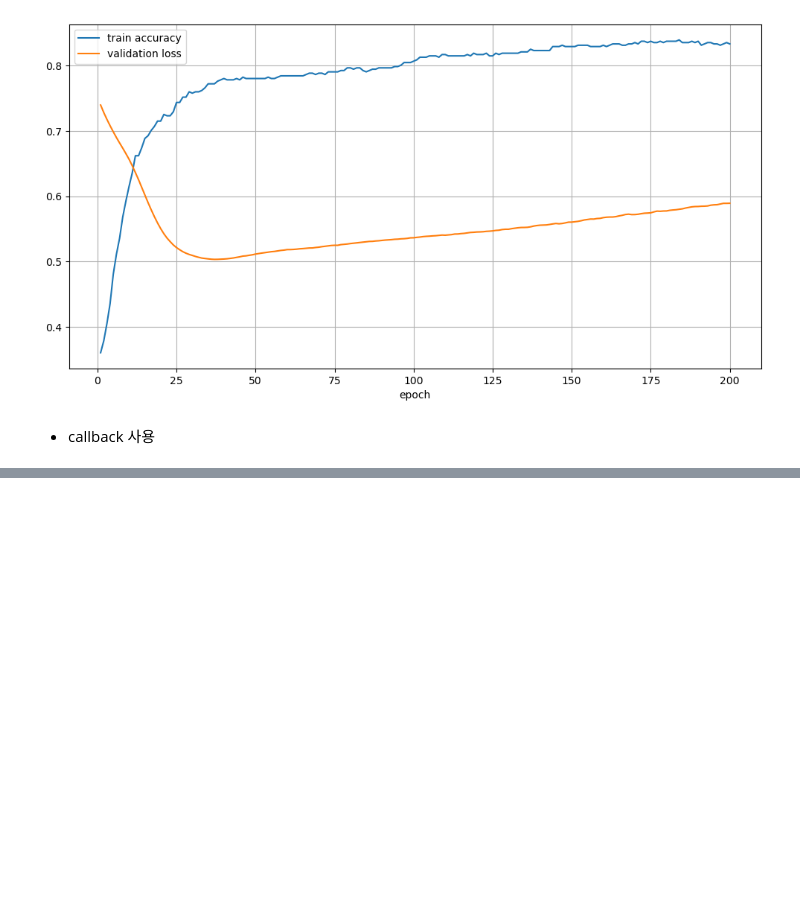
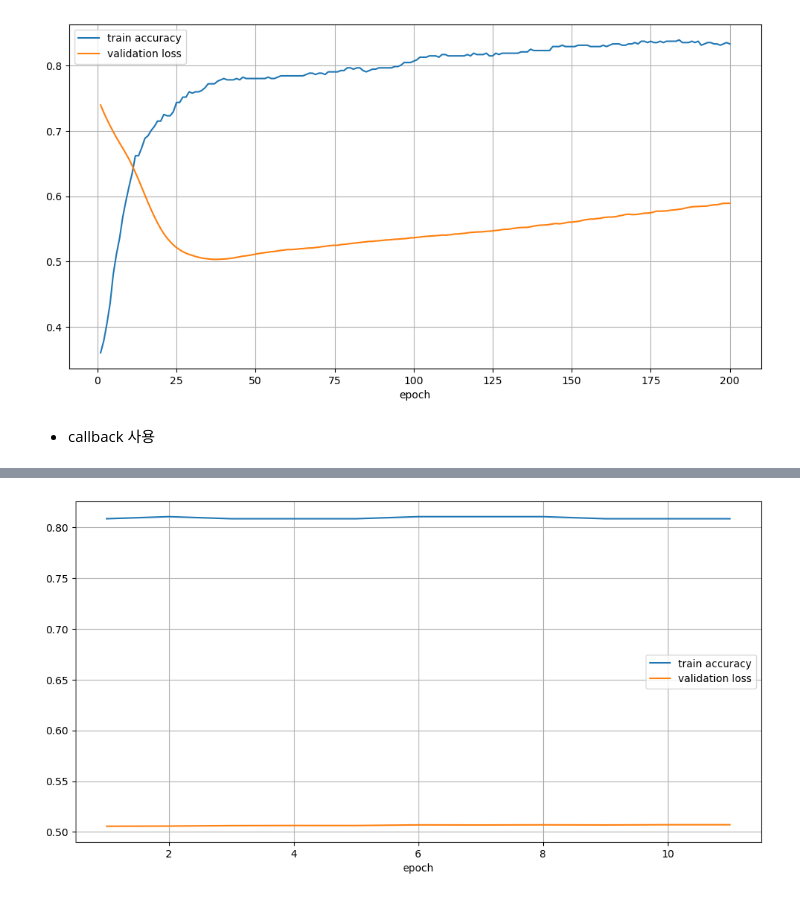
Before and after one commit to bong9C/DeepLearning-23.11, a Jupyter notebook: 02.FCN/06.조기종료.ipynb, the cells around one changed output, grey strips where cells are left out. Drawn from its saved outputs; the diff is of its cells as text; code cells hidden in the pictures; blank space fills up the shorter version.

```diff
--- a/02.FCN/06.조기종료.ipynb
+++ b/02.FCN/06.조기종료.ipynb
@@ -90,9 +95,9 @@ model2 = Sequential([
 ])
 model2.compile('adam', 'binary_crossentropy', metrics=['accuracy'])
 # %%
-mc = ModelCheckpoint('models/pima_bast.h5',monitor='val_loss',
-                     vervose=0, save_best_only=True)
-# best를 찾을 뒤 10회 epoch동안 best가 나오지 않으면 , 학습을 강제 종료함
+mc = ModelCheckpoint('models/pima_best.h5', monitor='val_loss',
+                     verbose=0, save_best_only=True)
+# best를 찾은 뒤 10회 epoch 동안 best가 나오지 않으면, 학습을 강제 종료함
 es = EarlyStopping(monitor='val_loss', patience=10)
 # %%
 hist2 = model2.fit(X_train, y_train, validation_split=0.2,
@@ -100,0 +112,12 @@ hist2 = model2.fit(X_train, y_train, validation_split=0.2,
+# %%
+y_acc2 = hist2.history['accuracy']
+y_vloss2 = hist2.history['val_loss']
+xs2 = np.arange(1, len(y_acc2)+1)
+# %%
+plt.figure(figsize=(12,6))
+plt.plot(xs2, y_acc2, label='train accuracy')
+plt.plot(xs2, y_vloss2, label='validation loss')
+plt.legend(), plt.grid(), plt.xlabel('epoch')
+plt.show()
+# %% [output]
+[figure, added]
```
Also changed, not shown: parts of 12 cells of this notebook, 2 other files.
